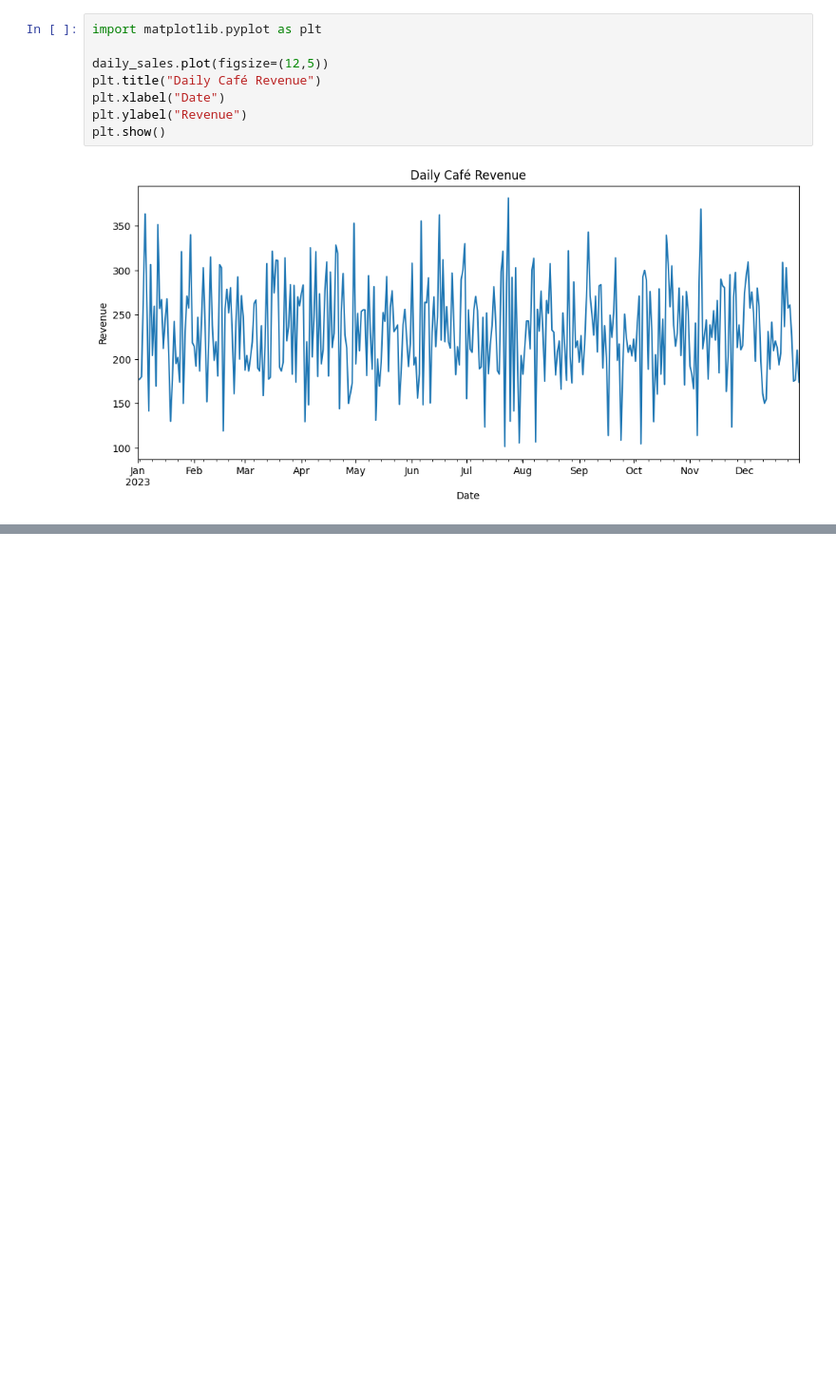
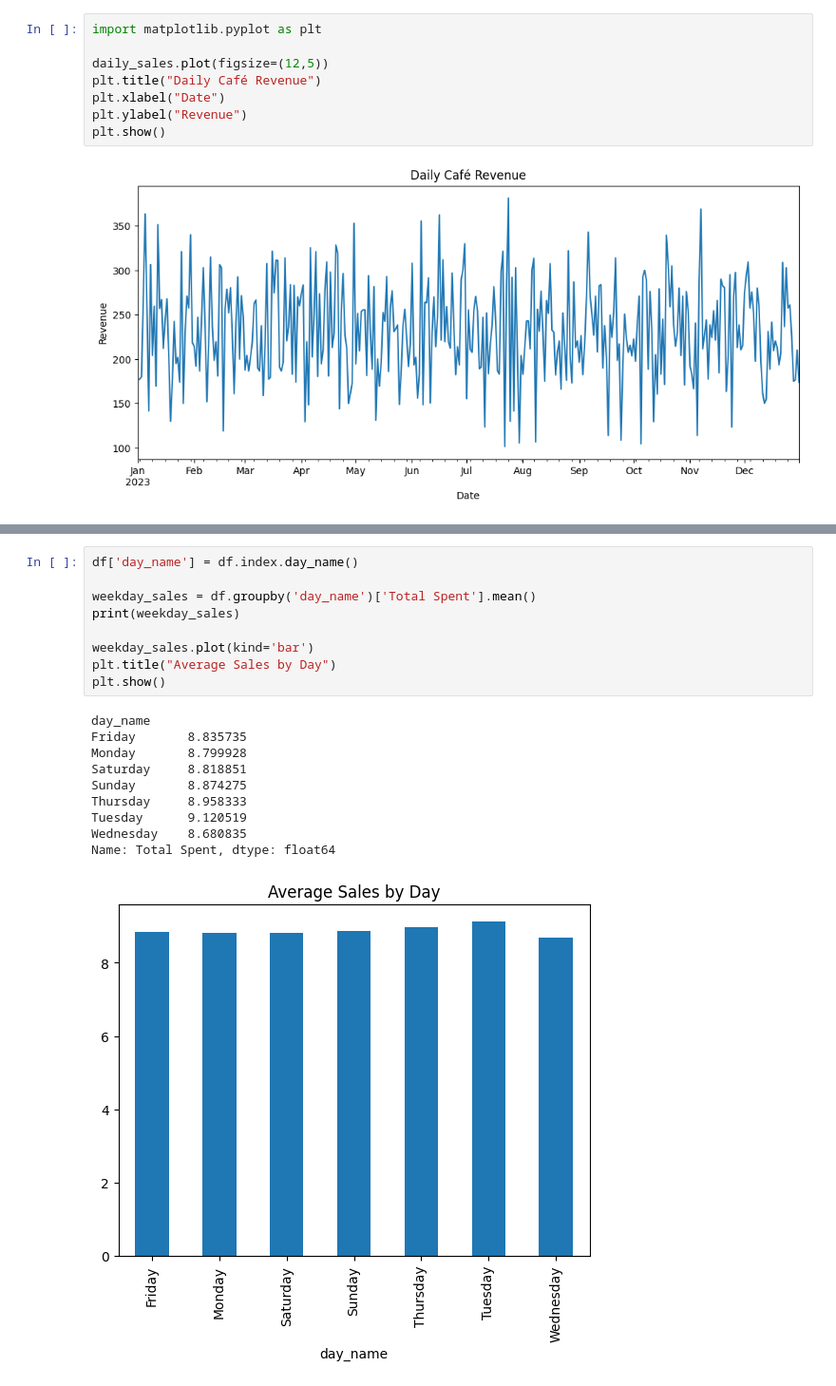
Before and after one commit to birhanumoges/Cafe-Sales-Forecasting_and_Recommendation-System, a Jupyter notebook: notebooks/time_series_analysis.ipynb, the cells around one changed output, grey strips where cells are left out. Shown at 95% size. Saved outputs shown, nothing was run; the diff lists cells and outputs as text; blank space fills up the shorter version.

```diff
--- a/notebooks/time_series_analysis.ipynb
+++ b/notebooks/time_series_analysis.ipynb
@@ -177,0 +186,20 @@ plt.show()
+# %%
+df['day_name'] = df.index.day_name()
+
+weekday_sales = df.groupby('day_name')['Total Spent'].mean()
+print(weekday_sales)
+
+weekday_sales.plot(kind='bar')
+plt.title("Average Sales by Day")
+plt.show()
+# %% [output]
+day_name
+Friday       8.835735
+Monday       8.799928
+Saturday     8.818851
+Sunday       8.874275
+Thursday     8.958333
+Tuesday      9.120519
+Wednesday    8.680835
+Name: Total Spent, dtype: float64
+[figure, added]
```
Also changed, not shown: parts of 1 cell of this notebook.
